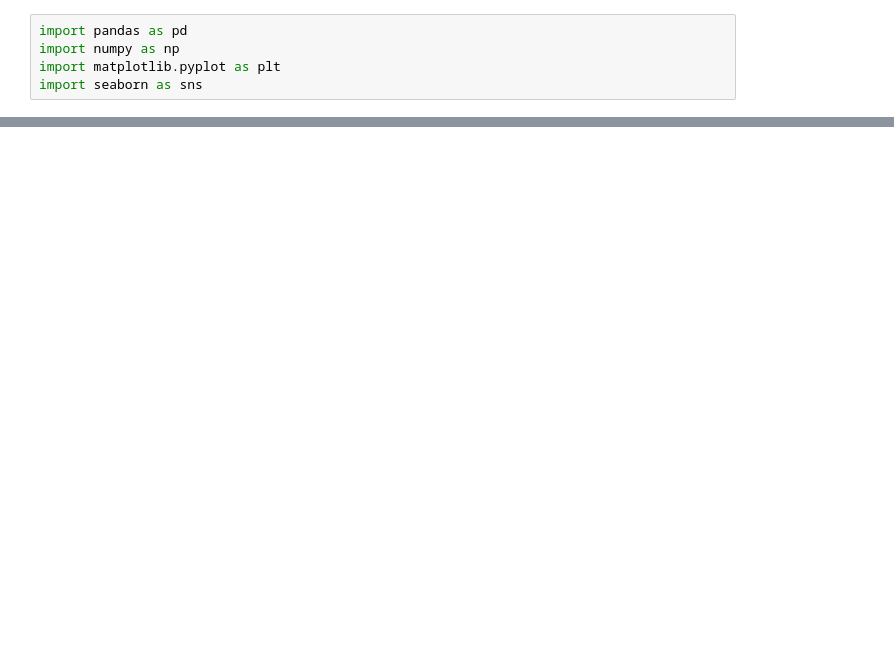
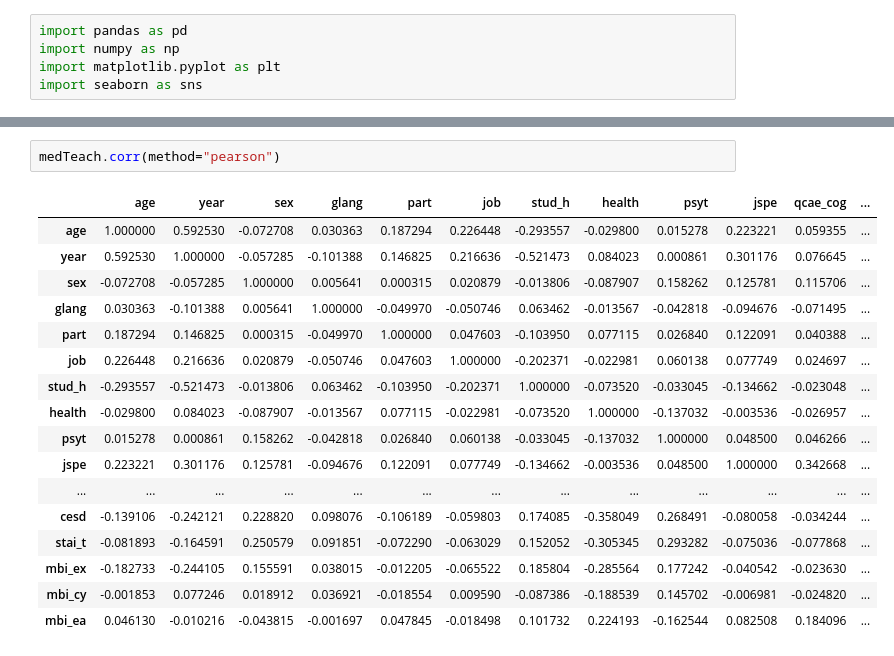
Before and after one commit to BryanEstrada003/Proyecto-1p-Statistic, a Jupyter notebook: analysis.ipynb, the cells around one changed output, grey strips where cells are left out. Drawn from its saved outputs; the diff is of its cells as text; blank space fills up the shorter version.

```diff
--- a/analysis.ipynb
+++ b/analysis.ipynb
@@ -76,0 +208,20 @@ medTeach
+# %%
+medTeach.corr(method="pearson")
+# %% [output]
+|  | age | year | sex | glang | part | job | stud_h | health | psyt | jspe | qcae_cog | ... |
+| age | 1.000000 | 0.592530 | -0.072708 | 0.030363 | 0.187294 | 0.226448 | -0.293557 | -0.029800 | 0.015278 | 0.223221 | 0.059355 | ... |
+| year | 0.592530 | 1.000000 | -0.057285 | -0.101388 | 0.146825 | 0.216636 | -0.521473 | 0.084023 | 0.000861 | 0.301176 | 0.076645 | ... |
+| sex | -0.072708 | -0.057285 | 1.000000 | 0.005641 | 0.000315 | 0.020879 | -0.013806 | -0.087907 | 0.158262 | 0.125781 | 0.115706 | ... |
+| glang | 0.030363 | -0.101388 | 0.005641 | 1.000000 | -0.049970 | -0.050746 | 0.063462 | -0.013567 | -0.042818 | -0.094676 | -0.071495 | ... |
+| part | 0.187294 | 0.146825 | 0.000315 | -0.049970 | 1.000000 | 0.047603 | -0.103950 | 0.077115 | 0.026840 | 0.122091 | 0.040388 | ... |
+| job | 0.226448 | 0.216636 | 0.020879 | -0.050746 | 0.047603 | 1.000000 | -0.202371 | -0.022981 | 0.060138 | 0.077749 | 0.024697 | ... |
+| stud_h | -0.293557 | -0.521473 | -0.013806 | 0.063462 | -0.103950 | -0.202371 | 1.000000 | -0.073520 | -0.033045 | -0.134662 | -0.023048 | ... |
+| health | -0.029800 | 0.084023 | -0.087907 | -0.013567 | 0.077115 | -0.022981 | -0.073520 | 1.000000 | -0.137032 | -0.003536 | -0.026957 | ... |
+| psyt | 0.015278 | 0.000861 | 0.158262 | -0.042818 | 0.026840 | 0.060138 | -0.033045 | -0.137032 | 1.000000 | 0.048500 | 0.046266 | ... |
+| jspe | 0.223221 | 0.301176 | 0.125781 | -0.094676 | 0.122091 | 0.077749 | -0.134662 | -0.003536 | 0.048500 | 1.000000 | 0.342668 | ... |
+| ... | ... | ... | ... | ... | ... | ... | ... | ... | ... | ... | ... | ... |
+| cesd | -0.139106 | -0.242121 | 0.228820 | 0.098076 | -0.106189 | -0.059803 | 0.174085 | -0.358049 | 0.268491 | -0.080058 | -0.034244 | ... |
+| stai_t | -0.081893 | -0.164591 | 0.250579 | 0.091851 | -0.072290 | -0.063029 | 0.152052 | -0.305345 | 0.293282 | -0.075036 | -0.077868 | ... |
+| mbi_ex | -0.182733 | -0.244105 | 0.155591 | 0.038015 | -0.012205 | -0.065522 | 0.185804 | -0.285564 | 0.177242 | -0.040542 | -0.023630 | ... |
+| mbi_cy | -0.001853 | 0.077246 | 0.018912 | 0.036921 | -0.018554 | 0.009590 | -0.087386 | -0.188539 | 0.145702 | -0.006981 | -0.024820 | ... |
+| mbi_ea | 0.046130 | -0.010216 | -0.043815 | -0.001697 | 0.047845 | -0.018498 | 0.101732 | 0.224193 | -0.162544 | 0.082508 | 0.184096 | ... |
```
Also changed, not shown: parts of 14 cells of this notebook.
